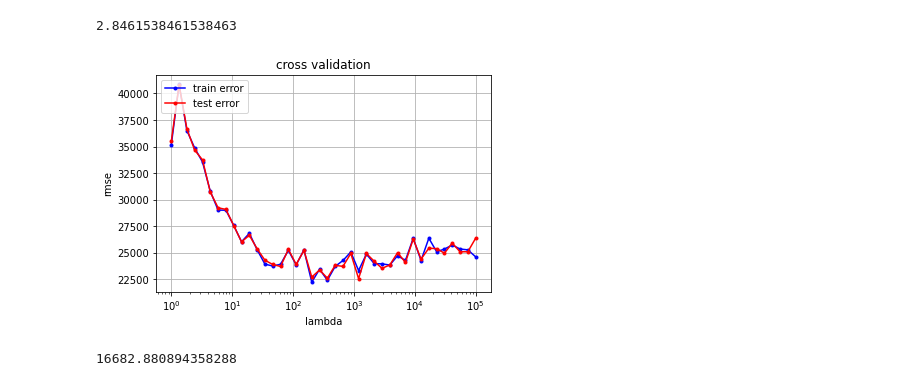
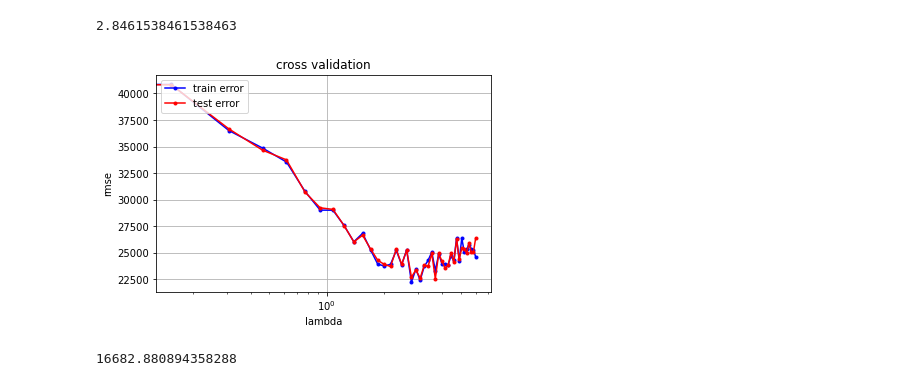
Before and after one commit to npont/ML_Higgs_Discovery, a Jupyter notebook: project1-update.ipynb, the cells around one changed output. Saved outputs shown, nothing was run; the diff lists cells and outputs as text; code cells hidden in the pictures.

```diff
--- a/project1-update.ipynb
+++ b/project1-update.ipynb
@@ -135,9 +135,9 @@ print(best_lambda)
 # %% [output]
 2.8461538461538463
 # %%
-cross_validation_visualization(np.logspace(0, 5, 40), losses_tr_log, losses_te_log)
+cross_validation_visualization(np.linspace(0, 6 , 40), losses_tr_log, losses_te_log)
 # %% [output]
-[figure, old version]
+[figure, new version]
 # %%
 gamma= 0.001
 w_reg, loss_reg= reg_logistic_regression(y_train, x_train, best_lambda, initial_w, max_iters, gamma)
```
Also changed, not shown: parts of 3 cells of this notebook.
